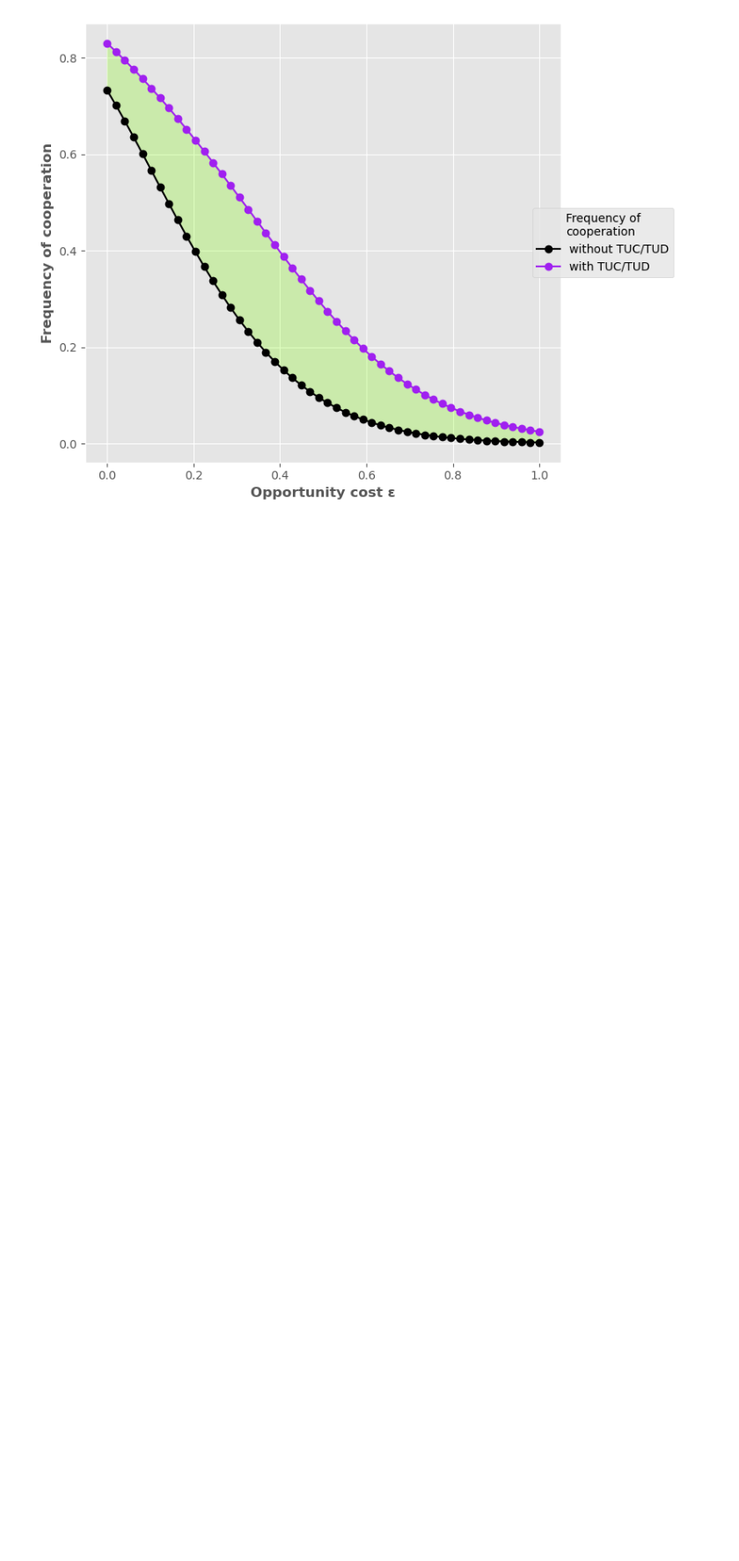
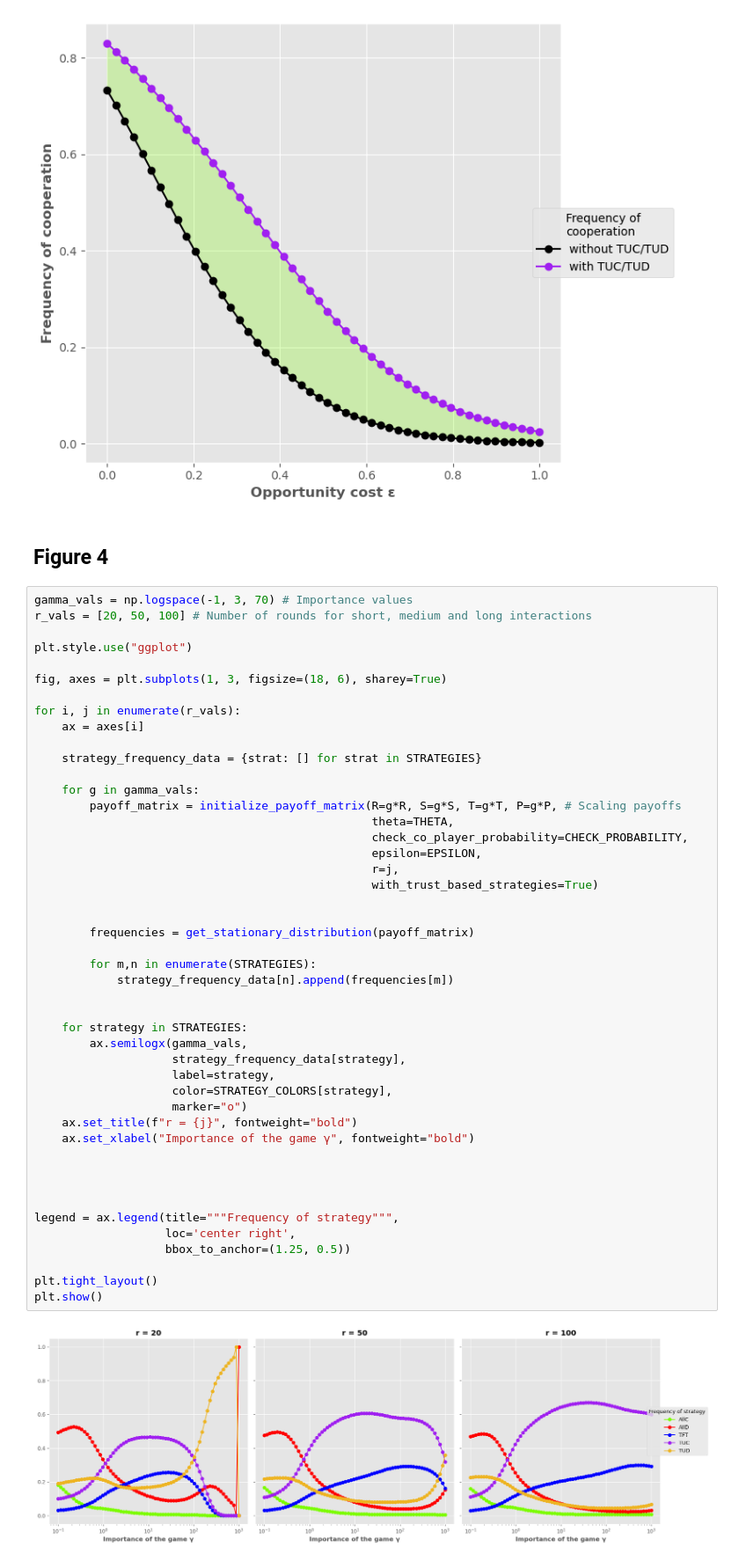
Before and after one commit to mwallemacq/CGT-project-trust-based-strategies, a Jupyter notebook: core_implementation.ipynb, the cells around one changed output. Shown: that part at 88% size. Cells and saved outputs as stored; diff of their text form; blank space fills up the shorter version.

Commit message:
Add: Figure 4

```diff
--- a/core_implementation.ipynb
+++ b/core_implementation.ipynb
@@ -253,3 +253,53 @@ plt.tight_layout()
 plt.show()
 # %% [output]
 [figure]
+# %% [markdown]
+## Figure 4
+# %%
+gamma_vals = np.logspace(-1, 3, 70) # Importance values
+r_vals = [20, 50, 100] # Number of rounds for short, medium and long interactions
+
+plt.style.use("ggplot")
+
+fig, axes = plt.subplots(1, 3, figsize=(18, 6), sharey=True)
+
+for i, j in enumerate(r_vals):
+    ax = axes[i]
+
+    strategy_frequency_data = {strat: [] for strat in STRATEGIES}
+
+    for g in gamma_vals:
+        payoff_matrix = initialize_payoff_matrix(R=g*R, S=g*S, T=g*T, P=g*P, # Scaling payoffs
+                                                 theta=THETA,
+                                                 check_co_player_probability=CHECK_PROBABILITY,
+                                                 epsilon=EPSILON,
+                                                 r=j,
+                                                 with_trust_based_strategies=True)
+
+
+        frequencies = get_stationary_distribution(payoff_matrix)
+
+        for m,n in enumerate(STRATEGIES):
+            strategy_frequency_data[n].append(frequencies[m])
+
+
+    for strategy in STRATEGIES:
+        ax.semilogx(gamma_vals,
+                    strategy_frequency_data[strategy],
+                    label=strategy,
+                    color=STRATEGY_COLORS[strategy],
+                    marker="o")
+    ax.set_title(f"r = {j}", fontweight="bold")
+    ax.set_xlabel("Importance of the game γ", fontweight="bold")
+
+
+
+
+legend = ax.legend(title="""Frequency of strategy""",
+                   loc='center right',
+                   bbox_to_anchor=(1.25, 0.5))
+
+plt.tight_layout()
+plt.show()
+# %% [output]
+[figure, added]
```
Also changed, not shown: parts of 1 cell of this notebook.
